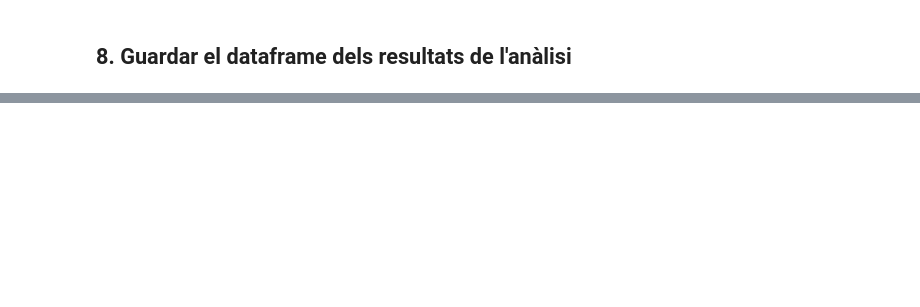
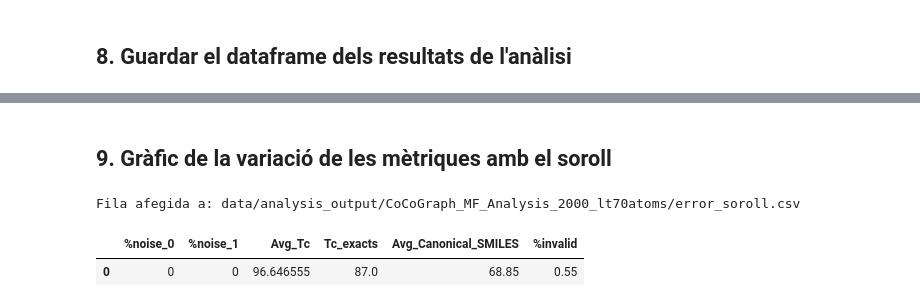
Before and after one commit to DavidDiestreR/MolForge_Testing, a Jupyter notebook: notebooks/analysis/output_analysis.ipynb, the cells around one changed output, grey strips where cells are left out. Drawn from its saved outputs; the diff is of its cells as text; code cells hidden in the pictures; blank space fills up the shorter version.

Commit message:
integració visualització mol·lècules i gràfics error codi preparat

```diff
--- a/notebooks/analysis/output_analysis.ipynb
+++ b/notebooks/analysis/output_analysis.ipynb
@@ -59,2 +58,5 @@ fp_out_col_name = "fingerprints_output_" + fp_type
+# %%
+noise_0 = 0
+noise_1 = 0
 # %% [markdown]
 ## 1. Lectura del fitxer
@@ -283,3 +288,55 @@ Tanimoto_Canonical_Inv_NaN_df
 # %% [output]
 |  | MACCS | Avalon | RDK4 | RDK4-L | HashAP | TT | HashTT | ECFP0 | ECFP2 | ECFP4 | FCFP2 | ... |
 | ECFP4 | 98.999286 | 97.915191 | 98.263401 | 98.36782 | 95.52366 | 95.944759 | 95.946975 | 97.173765 | 96.816439 | 96.0336 | 96.98325 | ... |
+# %% [markdown]
+## 9. Gràfic de la variació de les mètriques amb el soroll
+# %%
+# Fitxer on guardarem el dataframe de resultats
+summary_df_path = output_path + "error_soroll.csv"
+
+# Funció petita per extreure un escalar d'una sèrie / valor
+def _scalar(x):
+    if isinstance(x, pd.Series):
+        return x.iloc[0]
+    return x
+
+# Nova fila a afegir / actualitzar
+new_row = {
+    "%noise_0": noise_0,
+    "%noise_1": noise_1,
+    "Avg_Tc": _scalar(Tanimoto_Canonical_Inv_0_df["Avg_Tc"]),
+    "Tc_exacts": _scalar(Tanimoto_Canonical_Inv_0_df["String-exacts (%)"]),
+    "Avg_Canonical_SMILES": _scalar(Tanimoto_Canonical_Inv_0_df["Avg_Canonical_SMILES_match_Inv_0"]),
+    "%invalid": _scalar(Tanimoto_Canonical_Inv_0_df["Invalid (%)"]),
+}
+
+cols = ["%noise_0", "%noise_1", "Avg_Tc", "Tc_exacts", "Avg_Canonical_SMILES", "%invalid"]
+
+# Carregar el dataframe si existeix, o crear-lo si no
+if os.path.exists(summary_df_path):
+    summary_df = pd.read_csv(summary_df_path)
+else:
+    summary_df = pd.DataFrame(columns=cols)
+
+# Comprovar si ja hi ha una fila amb el mateix %noise_0 i %noise_1
+mask = (summary_df["%noise_0"] == noise_0) & (summary_df["%noise_1"] == noise_1)
+
+if mask.any():
+    # Sobreescriure la fila existent
+    summary_df.loc[mask, cols] = [new_row[c] for c in cols]
+    action = "actualitzada"
+else:
+    # Afegir una fila nova
+    summary_df.loc[len(summary_df)] = new_row
+    action = "afegida"
+
+# Guardar al disc
+summary_df.to_csv(summary_df_path, index=False)
+
+print(f"Fila {action} a: {summary_df_path}")
+# Visualitzar summary_df
+summary_df
+# %% [output]
+Fila afegida a: data/analysis_output/CoCoGraph_MF_Analysis_2000_lt70atoms/error_soroll.csv
+|  | %noise_0 | %noise_1 | Avg_Tc | Tc_exacts | Avg_Canonical_SMILES | %invalid |
+| 0 | 0 | 0 | 96.646555 | 87.0 | 68.85 | 0.55 |
```
Also changed, not shown: parts of 9 cells of this notebook, 15 other files.
